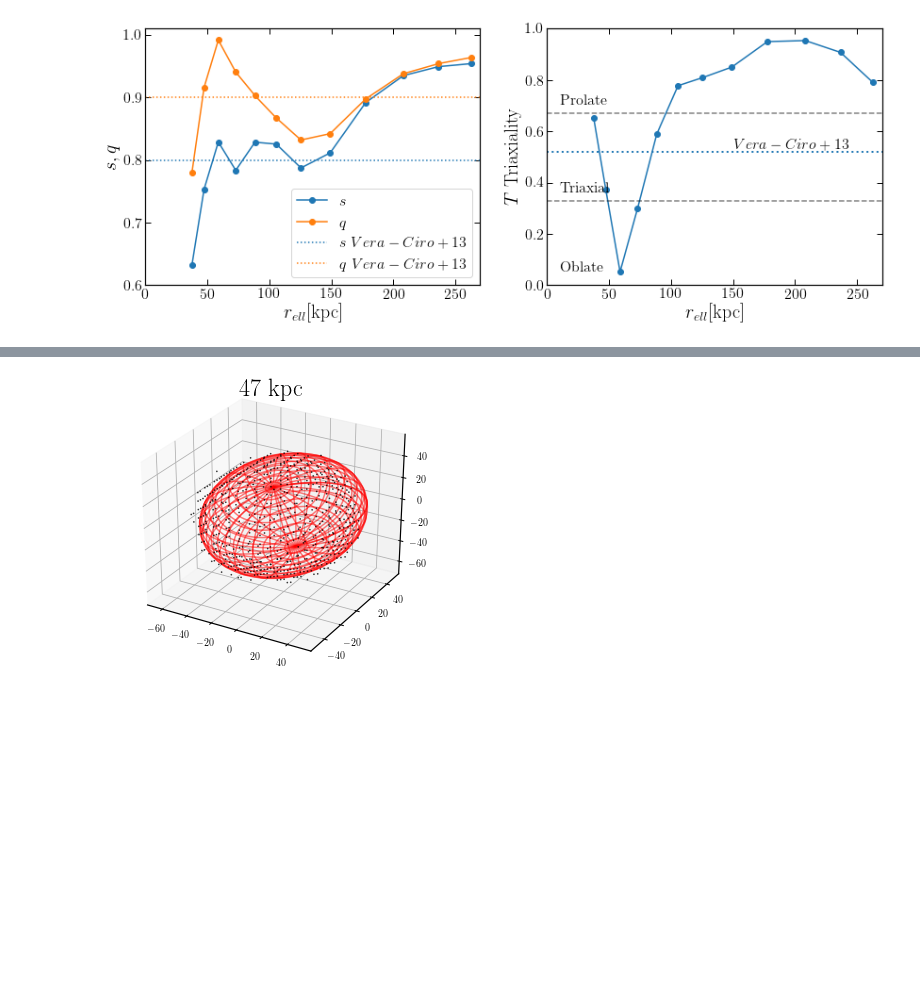
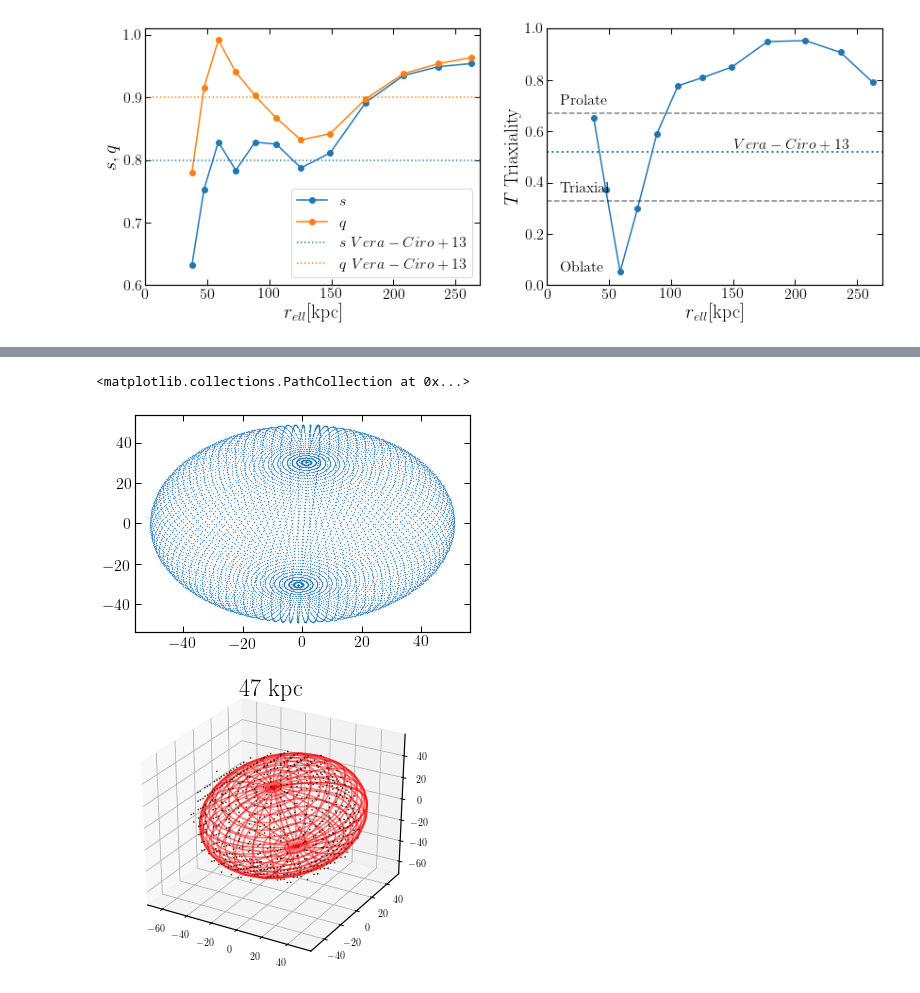
Before and after one commit to jngaravitoc/MW-LMC-SCF, a Jupyter notebook: code/halo_shape/BFE_density_ellipse_fit.ipynb, the cells around one changed output, grey strips where cells are left out. Drawn from its saved outputs; the diff is of its cells as text; code cells hidden in the pictures; blank space fills up the shorter version.

```diff
--- a/code/halo_shape/BFE_density_ellipse_fit.ipynb
+++ b/code/halo_shape/BFE_density_ellipse_fit.ipynb
@@ -194,3 +269,8 @@ plt.savefig('shape_mwlmc5_vera_ciro.pdf', bbox_inches='tight')
+# %%
+scatter(pos_ell[10][:,:,2].flatten(), pos_ell[10][:,:,1].flatten(), s=0.1)
+# %% [output]
+<matplotlib.collections.PathCollection at 0x...>
+[figure, added]
 # %%
 r_s_3 = plot_elli_fit(x_grid[rho_contours[10]], y_grid[rho_contours[10]], z_grid[rho_contours[10]], pos_ell[10])
 # %% [output]
```
Also changed, not shown: parts of 9 cells of this notebook.
